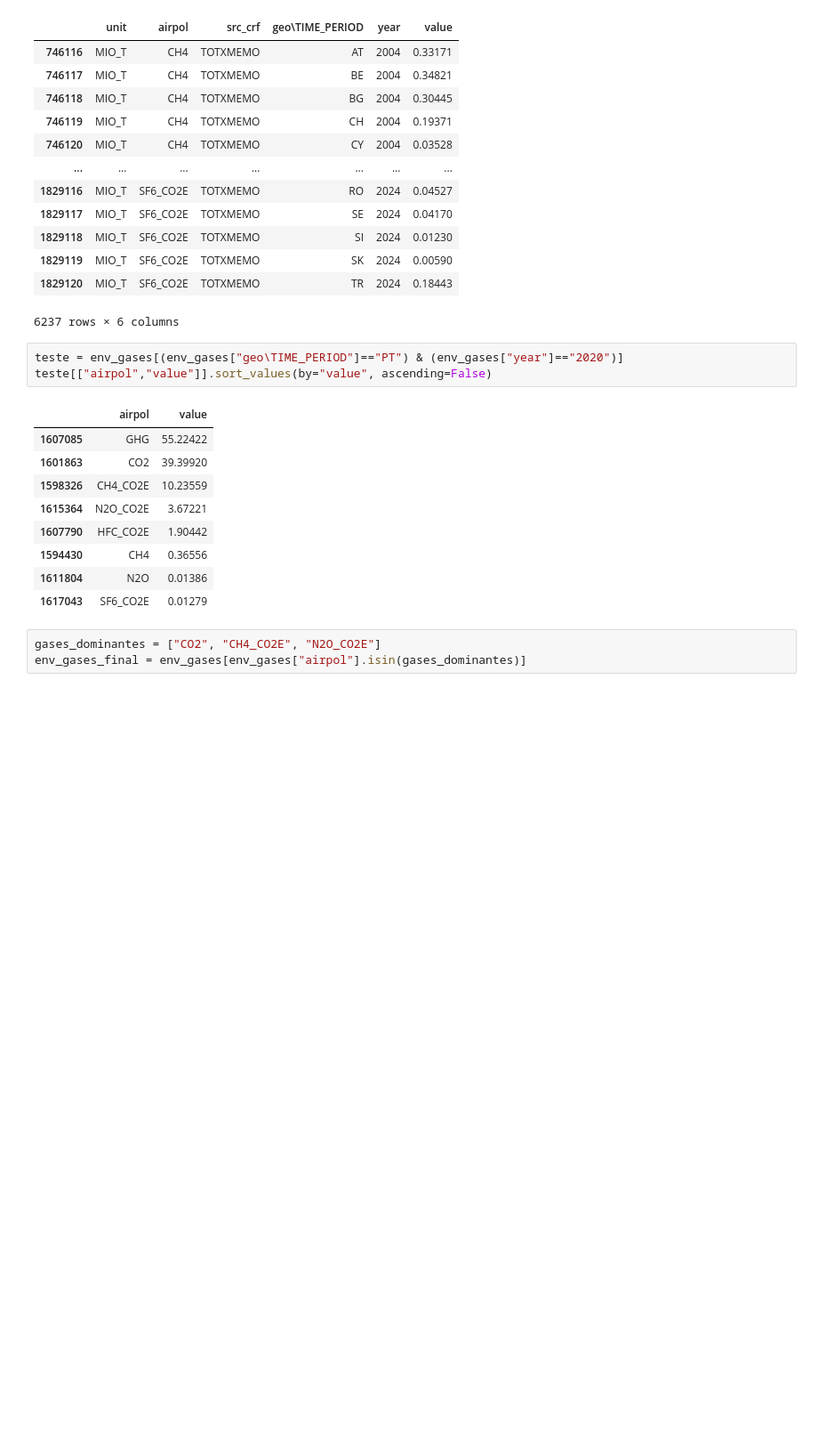
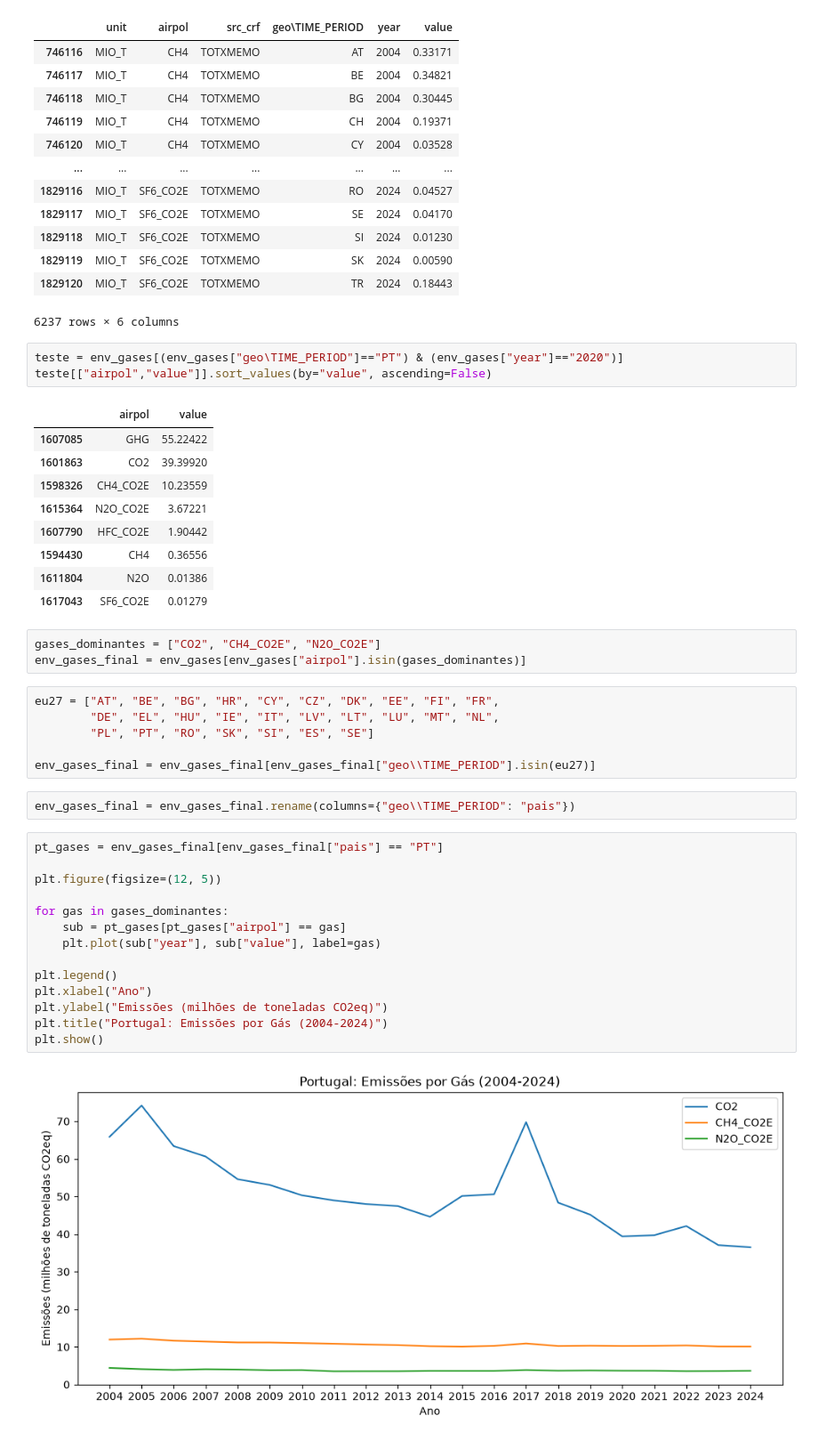
Before and after one commit to PinkMan-Codes/eu-renewable-energy-tracker, a Jupyter notebook: notebooks/03_forecast_and_gases.ipynb, the cells around one changed output. Shown at 89% size. Saved outputs shown, nothing was run; the diff lists cells and outputs as text; blank space fills up the shorter version.

Commit message:
Update forecast and gases analysis

```diff
--- a/notebooks/03_forecast_and_gases.ipynb
+++ b/notebooks/03_forecast_and_gases.ipynb
@@ -70,3 +74,27 @@ teste[["airpol","value"]].sort_values(by="value", ascending=False)
 # %%
 gases_dominantes = ["CO2", "CH4_CO2E", "N2O_CO2E"]
 env_gases_final = env_gases[env_gases["airpol"].isin(gases_dominantes)]
+# %%
+eu27 = ["AT", "BE", "BG", "HR", "CY", "CZ", "DK", "EE", "FI", "FR",
+        "DE", "EL", "HU", "IE", "IT", "LV", "LT", "LU", "MT", "NL",
+        "PL", "PT", "RO", "SK", "SI", "ES", "SE"]
+
+env_gases_final = env_gases_final[env_gases_final["geo\\TIME_PERIOD"].isin(eu27)]
+# %%
+env_gases_final = env_gases_final.rename(columns={"geo\\TIME_PERIOD": "pais"})
+# %%
+pt_gases = env_gases_final[env_gases_final["pais"] == "PT"]
+
+plt.figure(figsize=(12, 5))
+
+for gas in gases_dominantes:
+    sub = pt_gases[pt_gases["airpol"] == gas]
+    plt.plot(sub["year"], sub["value"], label=gas)
+
+plt.legend()
+plt.xlabel("Ano")
+plt.ylabel("Emissões (milhões de toneladas CO2eq)")
+plt.title("Portugal: Emissões por Gás (2004-2024)")
+plt.show()
+# %% [output]
+[figure, added]
```
Also changed, not shown: parts of 20 cells of this notebook.
